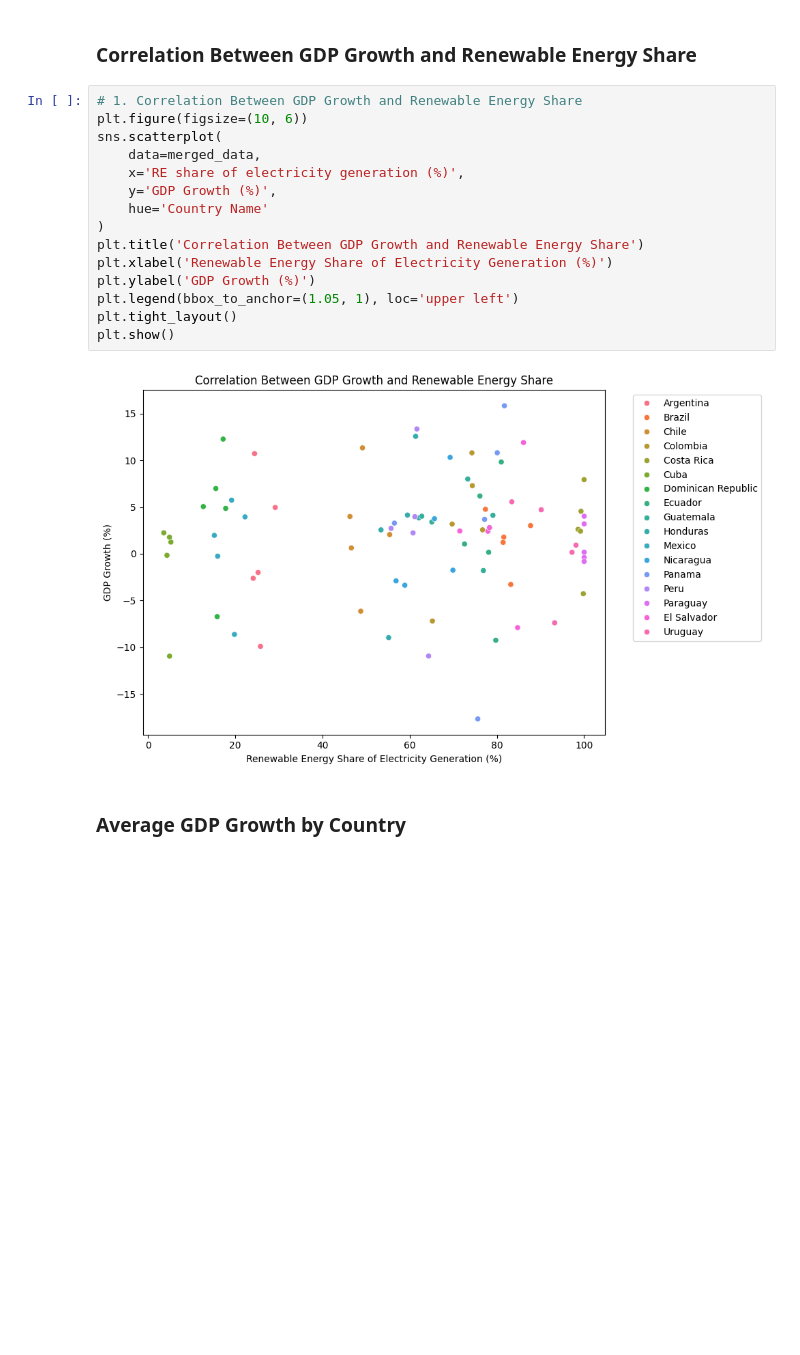
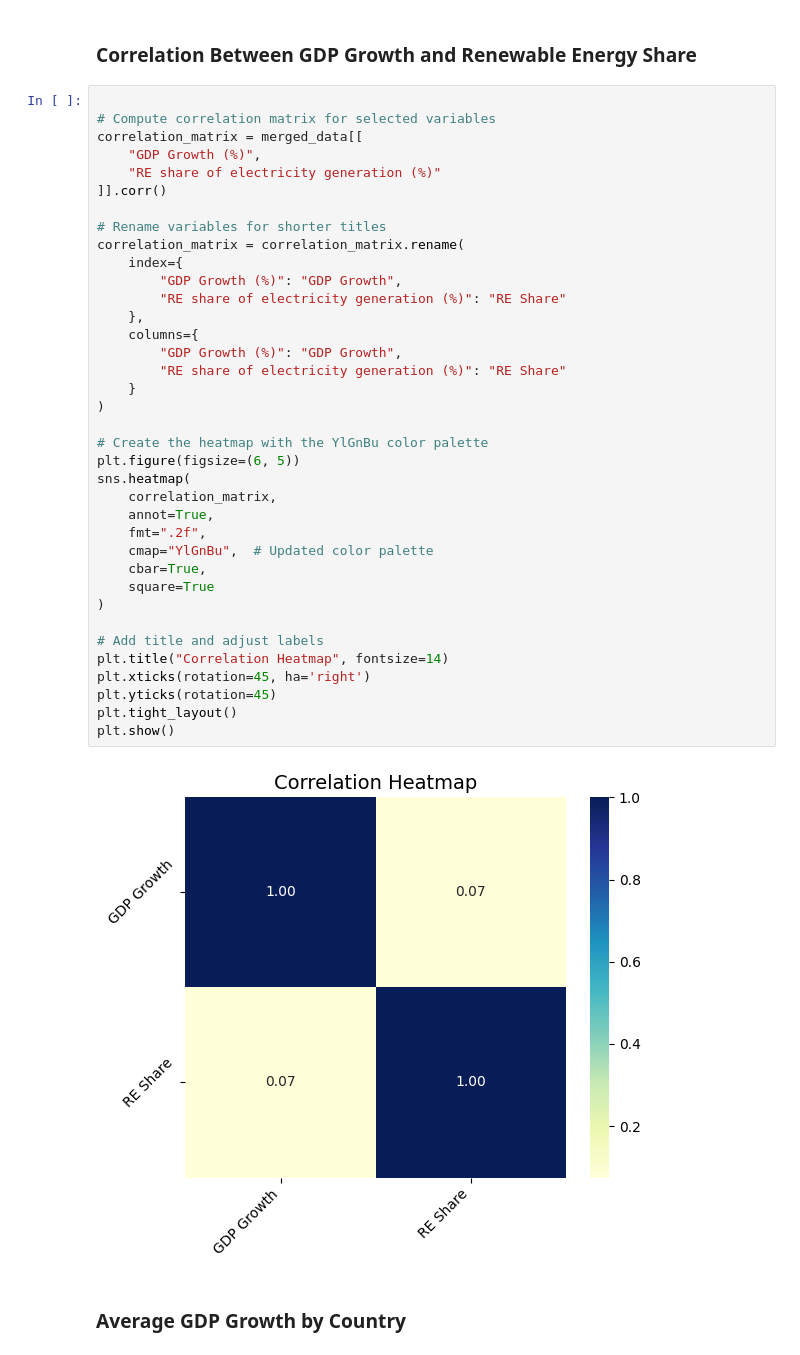
Before and after one commit to mhpolas/Data-engineering, a Jupyter notebook: project/analysis.ipynb, the cells around one changed output. Cells and saved outputs as stored; diff of their text form; blank space fills up the shorter version.

```diff
--- a/project/analysis.ipynb
+++ b/project/analysis.ipynb
@@ -156,23 +158,45 @@ Years with Significant GDP Decline:
 Download the regional trend data CSV from this link: latin_america_renewable_energy_and_gdp_trend.csv
 # %% [markdown]
 ###  Correlation Between GDP Growth and Renewable Energy Share
-# %%
-# 1. Correlation Between GDP Growth and Renewable Energy Share
-plt.figure(figsize=(10, 6))
-sns.scatterplot(
-    data=merged_data,
-    x='RE share of electricity generation (%)',
-    y='GDP Growth (%)',
-    hue='Country Name'
-)
-plt.title('Correlation Between GDP Growth and Renewable Energy Share')
-plt.xlabel('Renewable Energy Share of Electricity Generation (%)')
-plt.ylabel('GDP Growth (%)')
-plt.legend(bbox_to_anchor=(1.05, 1), loc='upper left')
-plt.tight_layout()
-plt.show()
-# %% [output]
-[figure, removed]
+# %%
+
+# Compute correlation matrix for selected variables
+correlation_matrix = merged_data[[
+    "GDP Growth (%)",
+    "RE share of electricity generation (%)"
+]].corr()
+
+# Rename variables for shorter titles
+correlation_matrix = correlation_matrix.rename(
+    index={
+        "GDP Growth (%)": "GDP Growth",
+        "RE share of electricity generation (%)": "RE Share"
+    },
+    columns={
+        "GDP Growth (%)": "GDP Growth",
+        "RE share of electricity generation (%)": "RE Share"
+    }
+)
+
+# Create the heatmap with the YlGnBu color palette
+plt.figure(figsize=(6, 5))
+sns.heatmap(
+    correlation_matrix,
+    annot=True,
+    fmt=".2f",
+    cmap="YlGnBu",  # Updated color palette
+    cbar=True,
+    square=True
+)
+
+# Add title and adjust labels
+plt.title("Correlation Heatmap", fontsize=14)
+plt.xticks(rotation=45, ha='right')
+plt.yticks(rotation=45)
+plt.tight_layout()
+plt.show()
+# %% [output]
+[figure, added]
 # %% [markdown]
 ###  Average GDP Growth by Country
 # %%
```
Also changed, not shown: parts of 8 cells of this notebook.
